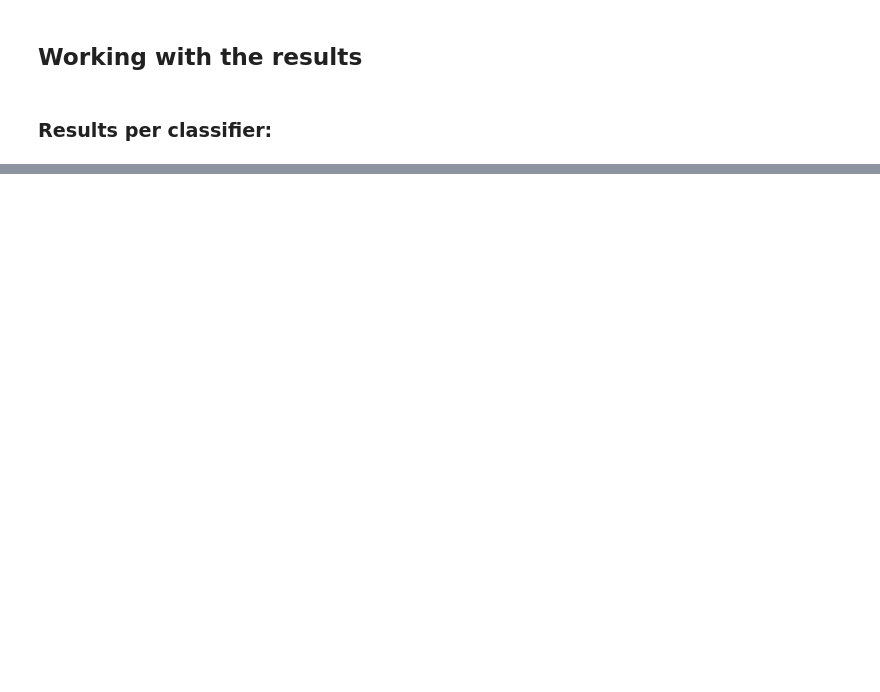
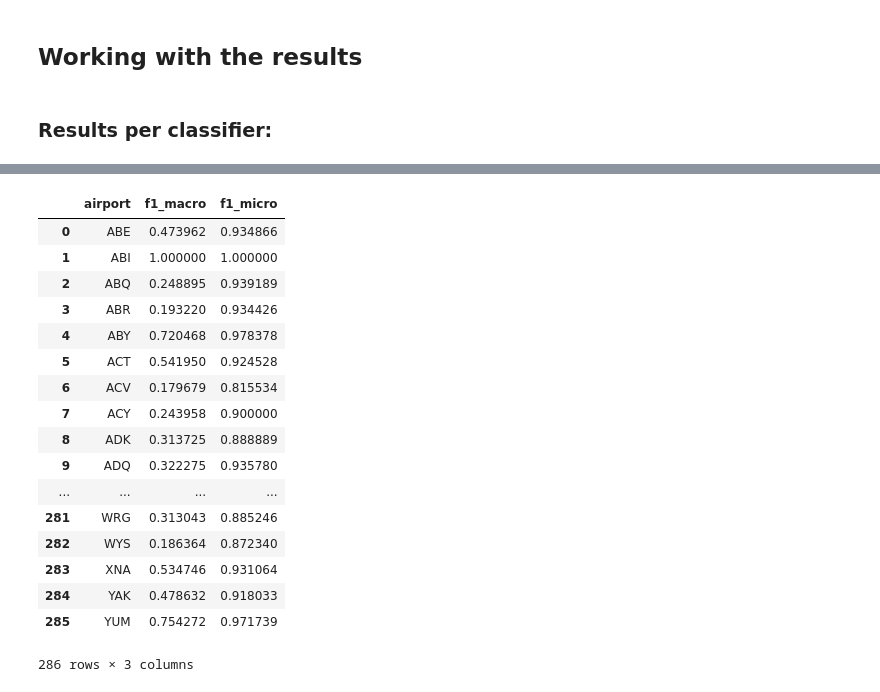
Before and after one commit to iamdeowanshi/257, a Jupyter notebook: FinalProject.ipynb, the cells around one changed output, grey strips where cells are left out. Saved outputs shown, nothing was run; the diff lists cells and outputs as text; code cells hidden in the pictures; blank space fills up the shorter version.

```diff
--- a/FinalProject.ipynb
+++ b/FinalProject.ipynb
@@ -693,0 +677,19 @@ plt.title('Models and F1 score', fontsize = 12)
+# %%
+results = []
+for airport in log_progress(airports, every=1):
+    try:
+        working_df = data[data['origin'] == airport]
+        working_df = additional_preprocessing(working_df)
+        working_df = process_data(working_df)
+
+        X_train, X_test, y_train, y_test = train_test_split(working_df.loc[:, working_df.columns != 'status'], working_df['status'], test_size = 0.2, random_state = RND_STATE)
+
+        rf_clf.fit(X_train, y_train)
+
+        save_clfs('clfs/' + airport + '.data', rf_clf)
+        y_pred = rf_clf.predict(X_test)
+        f1_micro = f1_score(y_pred, y_test, average='micro')
+        f1_macro = f1_score(y_pred, y_test, average='macro')
+        results.append({'airport': airport, 'f1_micro': f1_micro, 'f1_macro': f1_macro})
+    except Exception as e:
+        print(e)
@@ -693,0 +718,21 @@ plt.title('Models and F1 score', fontsize = 12)
+# %%
+results pd.DataFrame(results)
+# %% [output]
+|  | airport | f1_macro | f1_micro |
+| 0 | ABE | 0.473962 | 0.934866 |
+| 1 | ABI | 1.000000 | 1.000000 |
+| 2 | ABQ | 0.248895 | 0.939189 |
+| 3 | ABR | 0.193220 | 0.934426 |
+| 4 | ABY | 0.720468 | 0.978378 |
+| 5 | ACT | 0.541950 | 0.924528 |
+| 6 | ACV | 0.179679 | 0.815534 |
+| 7 | ACY | 0.243958 | 0.900000 |
+| 8 | ADK | 0.313725 | 0.888889 |
+| 9 | ADQ | 0.322275 | 0.935780 |
+| ... | ... | ... | ... |
+| 281 | WRG | 0.313043 | 0.885246 |
+| 282 | WYS | 0.186364 | 0.872340 |
+| 283 | XNA | 0.534746 | 0.931064 |
+| 284 | YAK | 0.478632 | 0.918033 |
+| 285 | YUM | 0.754272 | 0.971739 |
+286 rows × 3 columns
```
Also changed, not shown: parts of 17 cells of this notebook.
